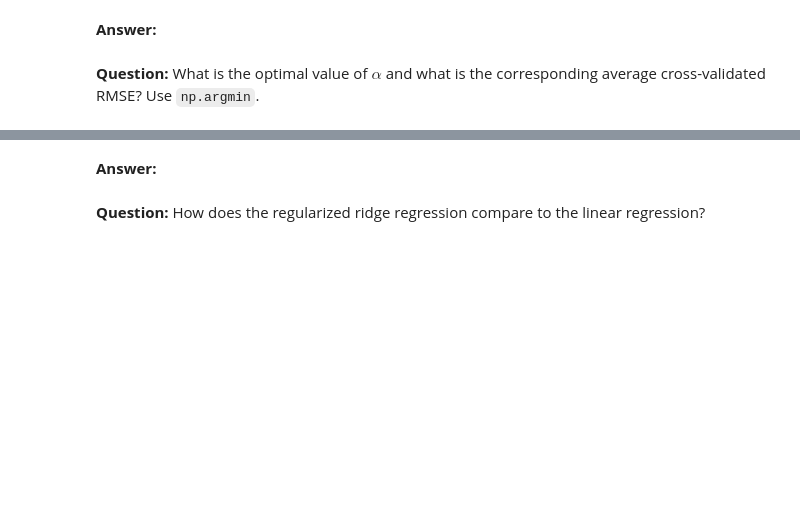
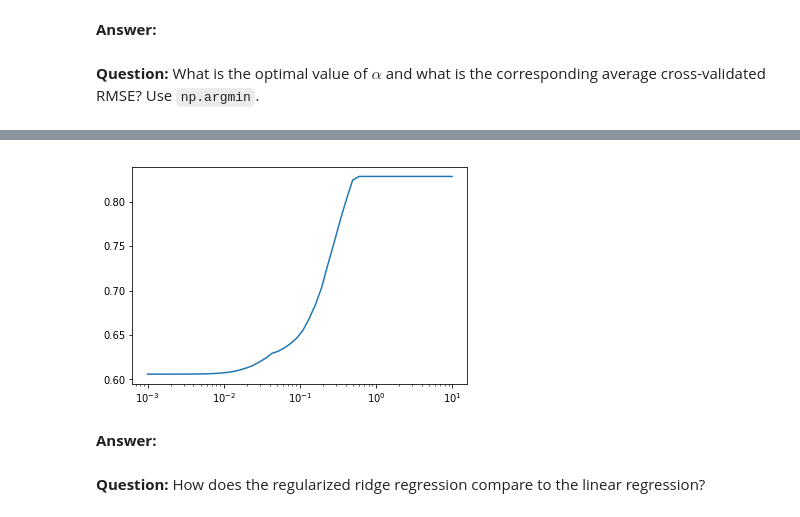
Before and after one commit to chagaz/ml-notebooks, a Jupyter notebook: intro-supervised-learning/03 Regression algorithms.ipynb, the cells around one changed output, grey strips where cells are left out. Saved outputs shown, nothing was run; the diff lists cells and outputs as text; code cells hidden in the pictures; blank space fills up the shorter version.

```diff
--- a/intro-supervised-learning/03 Regression algorithms.ipynb
+++ b/intro-supervised-learning/03 Regression algorithms.ipynb
@@ -251,3 +301,9 @@ __Question:__ What is the optimal value of $\alpha$ and what is the correspondin
+# %%
+rmse = np.mean(np.sqrt(-np.array(nmse_per_alpha)), axis=1)
+plt.plot(alphas, rmse)
+plt.xscale('log')
+# %% [output]
+[figure, added]
 # %% [markdown]
 __Answer:__
 # %% [markdown]
```
Also changed, not shown: parts of 7 cells of this notebook.
